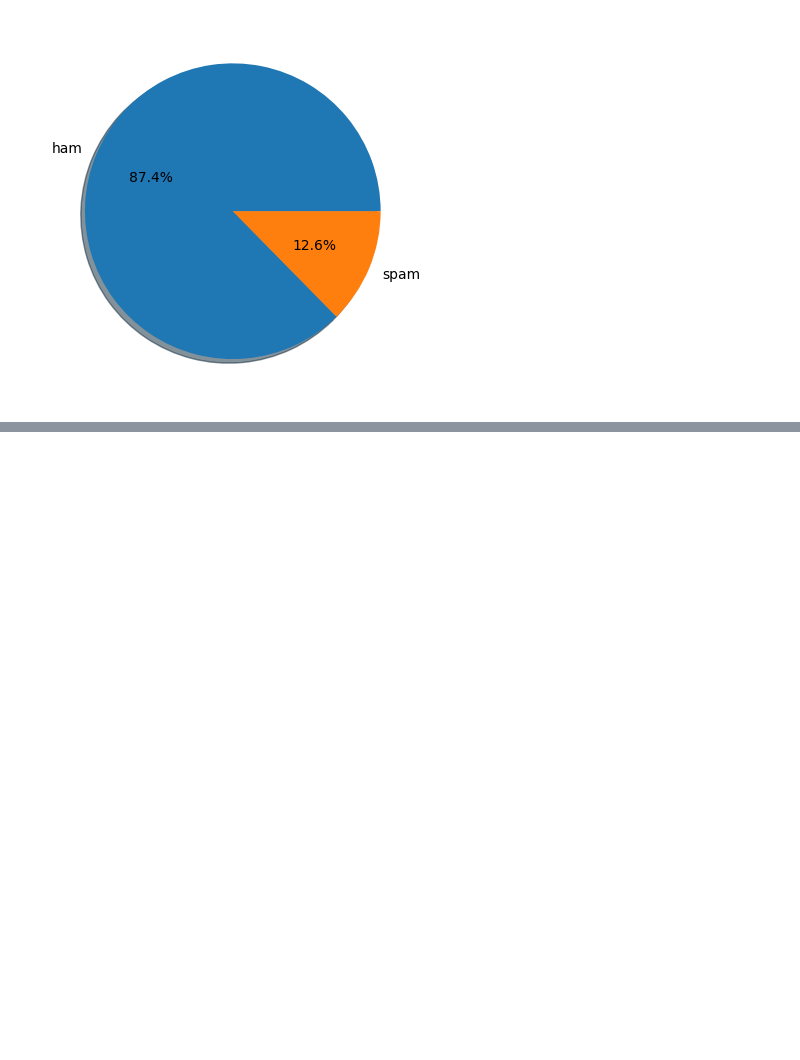
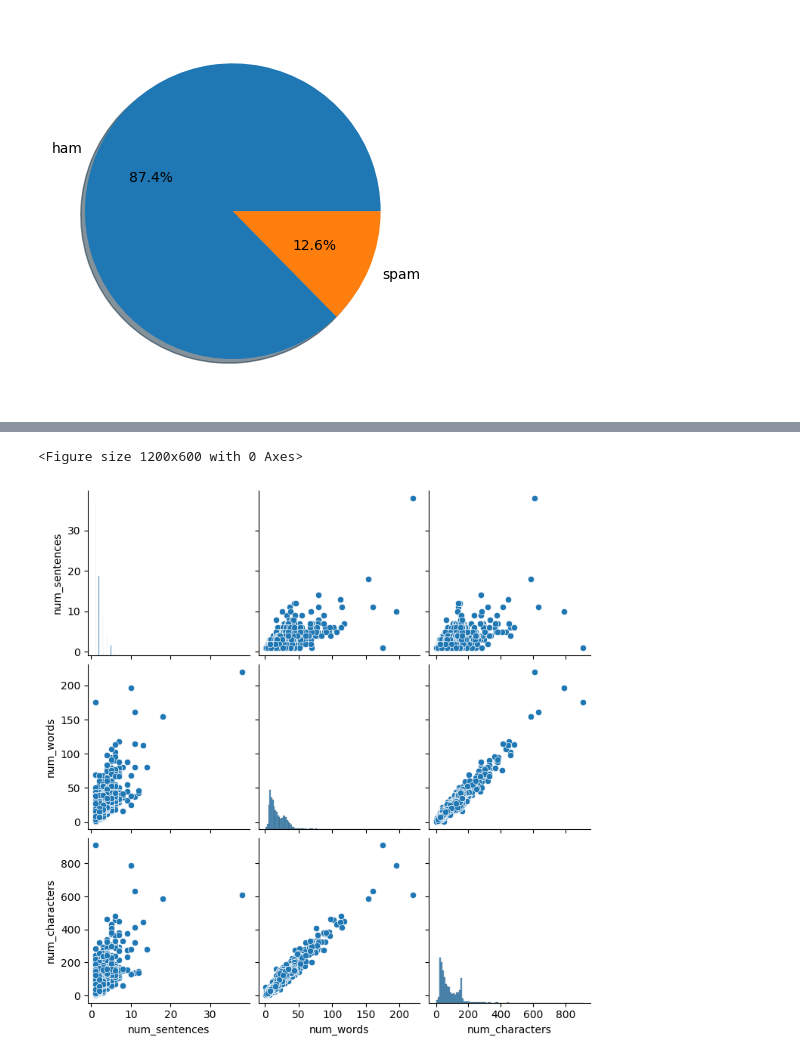
Before and after one commit to 2022BCD0052/EMAIL-SPAM-CLASSIFIER, a Jupyter notebook: index.ipynb, the cells around one changed output, grey strips where cells are left out. Drawn from its saved outputs; the diff is of its cells as text; code cells hidden in the pictures; blank space fills up the shorter version.

```diff
--- a/index.ipynb
+++ b/index.ipynb
@@ -124,0 +147,3 @@ import nltk as nltk
+# %%
+df['num_characters'] = df['text'].apply(len)
+df.head()
@@ -124,0 +157,2 @@ import nltk as nltk
+# %%
+df['num_words'] = df['text'].apply(lambda x: len(nltk.word_tokenize(x)))
@@ -124,0 +168,4 @@ import nltk as nltk
+# %%
+# count sentage tha
+df['num_sentences'] = df['text'].apply(lambda x: len(nltk.sent_tokenize(x)))
+df.head()
@@ -124,0 +217,7 @@ import nltk as nltk
+# %%
+plt.figure(figsize=(12,6))
+sns.pairplot(df[['num_sentences','num_words','num_characters']])
+plt.show()
+# %% [output]
+<Figure size 1200x600 with 0 Axes>
+[figure, added]
```
Also changed, not shown: parts of 22 cells of this notebook.
